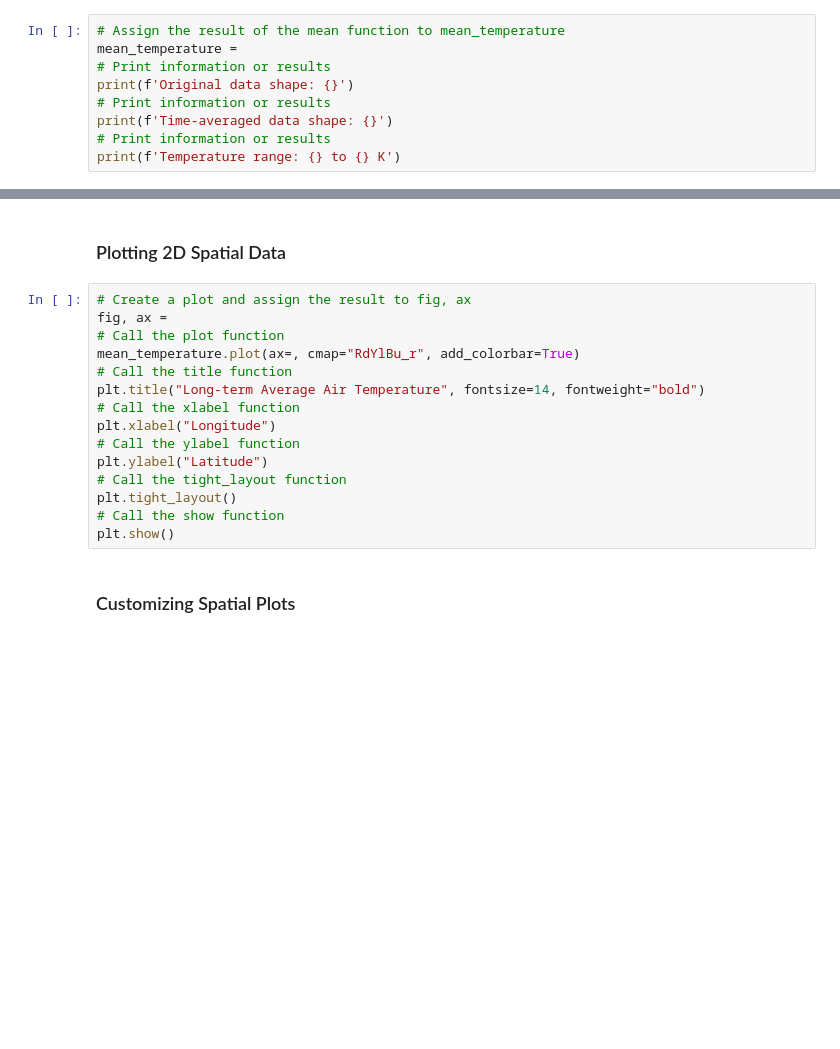
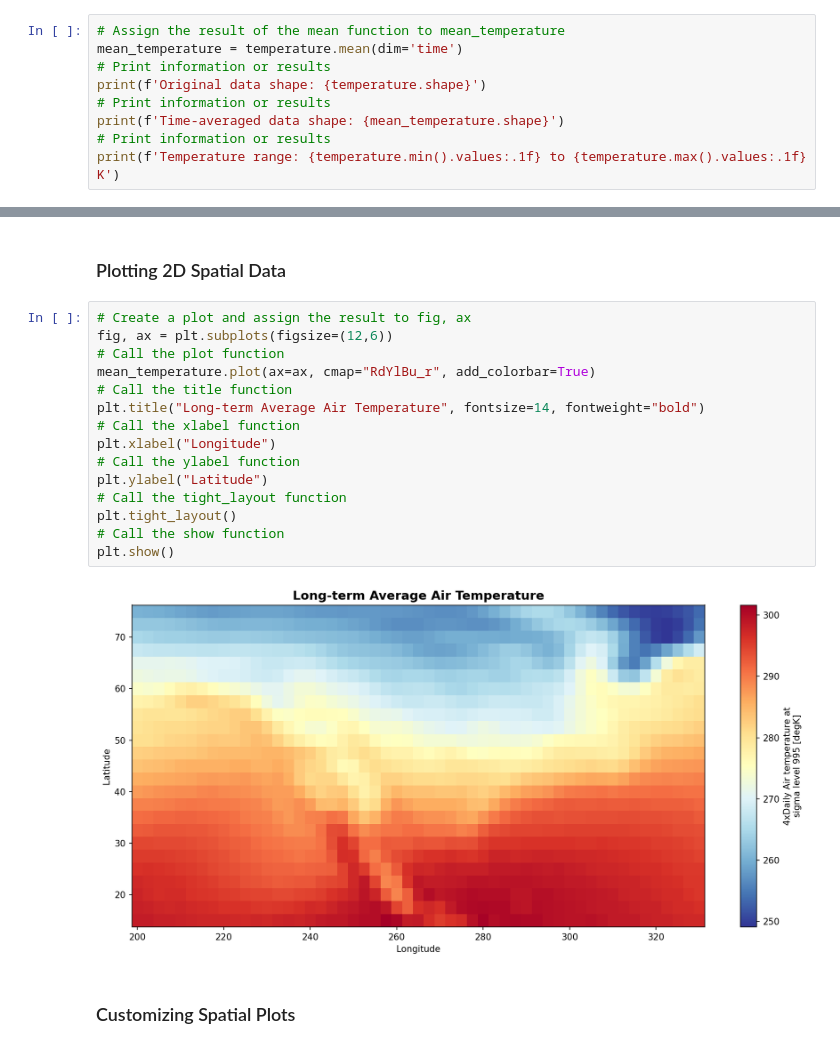
Before and after one commit to arjavrawal/sgsup-arjav-322, a Jupyter notebook: Lecture4_Classwork2_students.ipynb, the cells around one changed output, grey strips where cells are left out. Drawn from its saved outputs; the diff is of its cells as text; blank space fills up the shorter version.

```diff
--- a/Lecture4_Classwork2_students.ipynb
+++ b/Lecture4_Classwork2_students.ipynb
@@ -155,10 +180,10 @@ print(f'Actual: lat={}, lon={}')
 ### Statistical Operations Across Dimensions
 # %%
 # Assign the result of the mean function to mean_temperature
-mean_temperature =
+mean_temperature = temperature.mean(dim='time')
 # Print information or results
-print(f'Original data shape: {}')
+print(f'Original data shape: {temperature.shape}')
 # Print information or results
-print(f'Time-averaged data shape: {}')
+print(f'Time-averaged data shape: {mean_temperature.shape}')
 # Print information or results
-print(f'Temperature range: {} to {} K')
+print(f'Temperature range: {temperature.min().values:.1f} to {temperature.max().values:.1f} K')
@@ -197,19 +254,21 @@ print(f'Coldest period: {}')
 ### Plotting 2D Spatial Data
 # %%
 # Create a plot and assign the result to fig, ax
-fig, ax =
+fig, ax = plt.subplots(figsize=(12,6))
 # Call the plot function
-mean_temperature.plot(ax=, cmap="RdYlBu_r", add_colorbar=True)
+mean_temperature.plot(ax=ax, cmap="RdYlBu_r", add_colorbar=True)
 # Call the title function
 plt.title("Long-term Average Air Temperature", fontsize=14, fontweight="bold")
 # Call the xlabel function
 plt.xlabel("Longitude")
 # Call the ylabel function
 plt.ylabel("Latitude")
 # Call the tight_layout function
 plt.tight_layout()
 # Call the show function
 plt.show()
+# %% [output]
+[figure, added]
 # %% [markdown]
 ### Customizing Spatial Plots
 # %%
```
Also changed, not shown: parts of 21 cells of this notebook, 1 other file.
